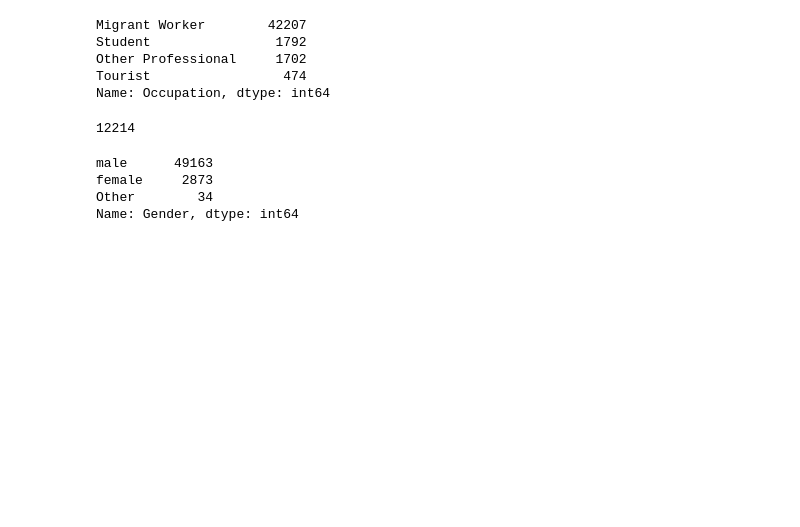
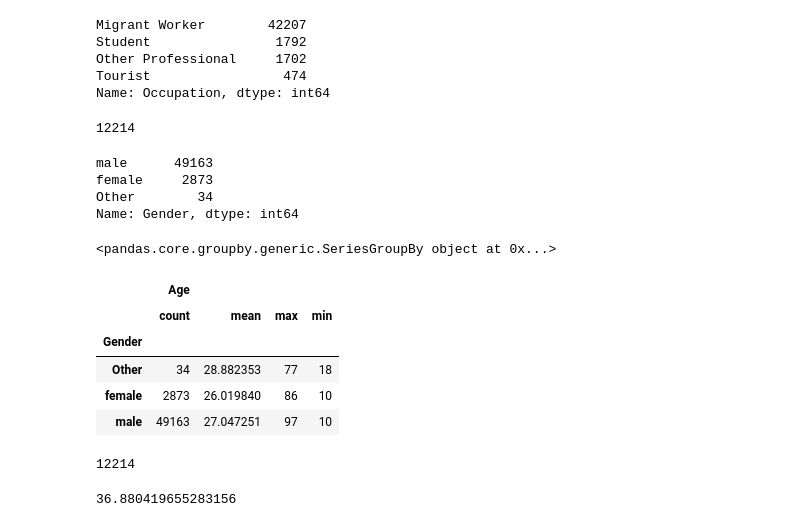
Before and after one commit to VinayakJha-1/Bengaluru_to_Jharkhand_Migration, a Jupyter notebook: Jharkhand_migration.ipynb, the cells around one changed output. Cells and saved outputs as stored; diff of their text form; code cells hidden in the pictures; blank space fills up the shorter version.

```diff
--- a/Jharkhand_migration.ipynb
+++ b/Jharkhand_migration.ipynb
@@ -98,3 +100,6 @@ Name: Gender, dtype: int64
 jharkhand_migration["Breastfeeding"] = jharkhand_migration["Breastfeeding"].replace(["Yes","No"],[1,2])
 # %%
 # Group by Clause in Python to get the sum of women
+groupby_gender = jharkhand_migration["Age"].groupby(jharkhand_migration["Gender"])
+# %% [output]
+<pandas.core.groupby.generic.SeriesGroupBy object at 0x...>
@@ -105,0 +106,10 @@ Percentage_of_women =  sum_of_breastfeeding/
+# %%
+# Age wise distribution of jharkhand migrants
+jharkhand_migration.groupby(["Gender"]).agg({"Age" : ["count","mean","max","min",]})
+# %% [output]
+|  | Age |  |  |  |
+|  | count | mean | max | min |
+| Gender |  |  |  |  |
+| Other | 34 | 28.882353 | 77 | 18 |
+| female | 2873 | 26.019840 | 86 | 10 |
+| male | 49163 | 27.047251 | 97 | 10 |
@@ -105,0 +119,5 @@ Percentage_of_women =  sum_of_breastfeeding/
+# %%
+# Total number of women !
+jharkhand_migration["Females"].sum()
+# %% [output]
+12214
@@ -105,0 +127,6 @@ Percentage_of_women =  sum_of_breastfeeding/
+# %%
+# 36% of the female are breast feeding
+percentage_of_breastfeeding = sum_of_breastfeeding/sum_of_females*100
+percentage_of_breastfeeding
+# %% [output]
+36.880419655283156
```
Also changed, not shown: parts of 7 cells of this notebook.
